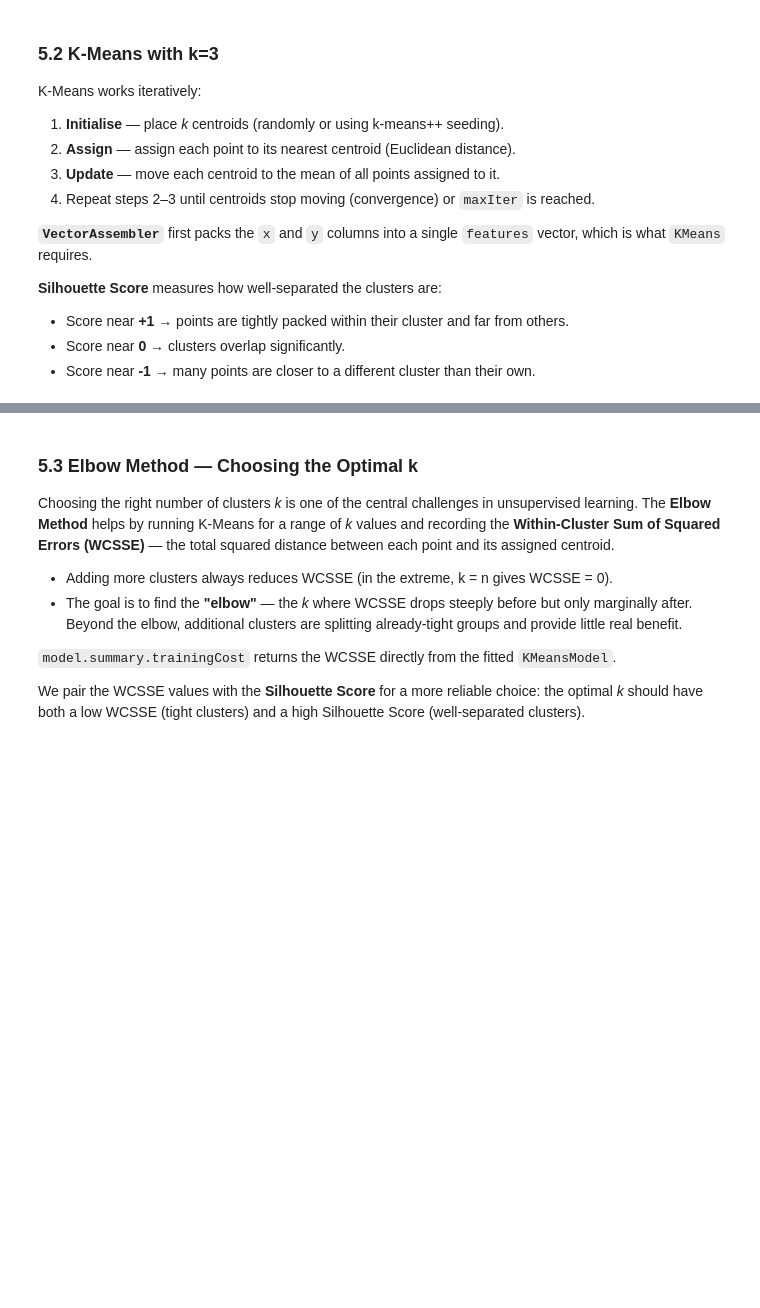
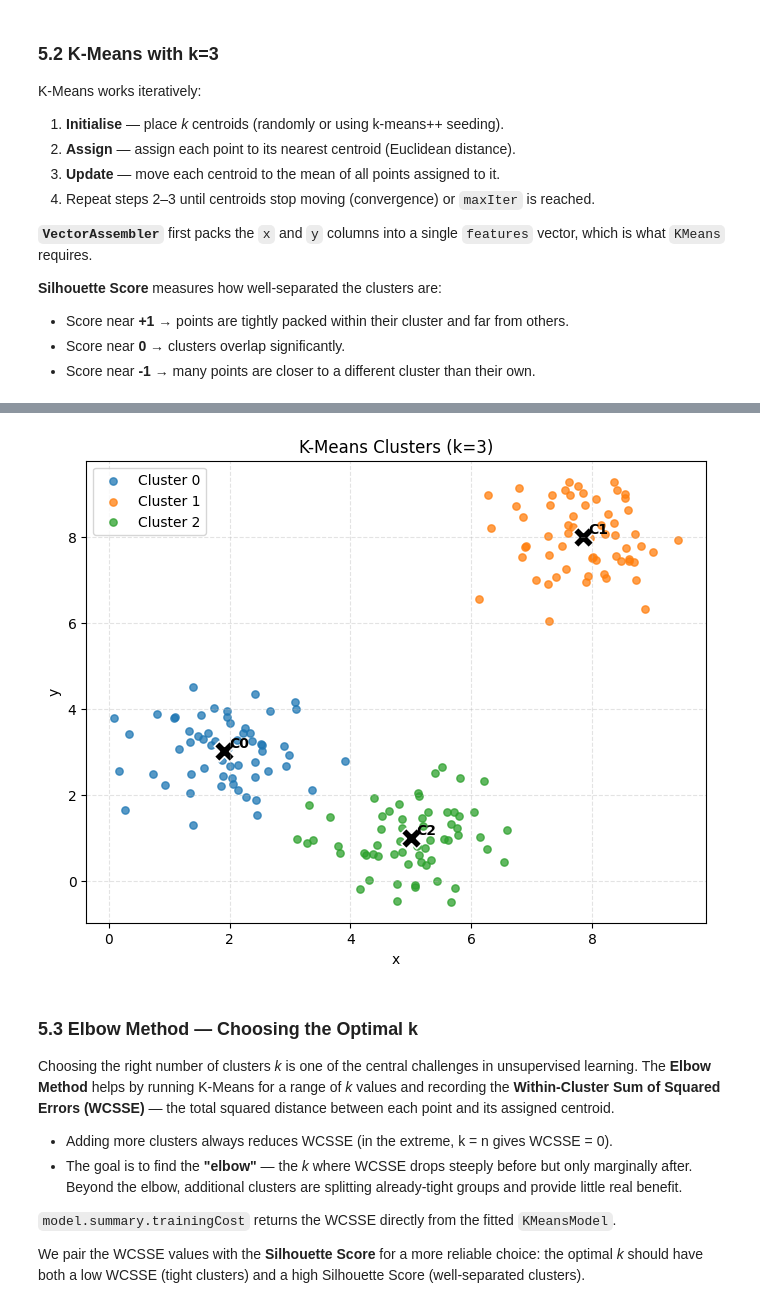
Before and after one commit to msfasha/307401-Big-Data, a Jupyter notebook: 20252/Module 5 - Introduction to Apache Spark/4-Machine_Learning_with_MLlib.ipynb, the cells around one changed output, grey strips where cells are left out. Cells and saved outputs as stored; diff of their text form; code cells hidden in the pictures; blank space fills up the shorter version.

```diff
--- a/20252/Module 5 - Introduction to Apache Spark/4-Machine_Learning_with_MLlib.ipynb
+++ b/20252/Module 5 - Introduction to Apache Spark/4-Machine_Learning_with_MLlib.ipynb
@@ -960,3 +1054,33 @@ for actual in [0, 1]:
+# %%
+# Scatter plot of clustered points (colored by assigned cluster)
+import matplotlib.pyplot as plt
+
+# Convert Spark DataFrame to pandas for plotting
+plot_df = km_result.select("x", "y", "cluster").toPandas()
+
+# Get cluster centers from trained model
+centers = km_model.clusterCenters()
+
+plt.figure(figsize=(8, 6))
+
+# Plot each cluster with a different color
+for c in sorted(plot_df["cluster"].unique()):
+    subset = plot_df[plot_df["cluster"] == c]
+    plt.scatter(subset["x"], subset["y"], s=28, alpha=0.75, label=f"Cluster {c}")
+
+# Plot centroids as large black X markers
+for i, center in enumerate(centers):
+    plt.scatter(center[0], center[1], c="black", marker="X", s=220, edgecolors="white", linewidths=1.2)
+    plt.text(center[0] + 0.08, center[1] + 0.08, f"C{i}", fontsize=10, weight="bold")
+
+plt.title("K-Means Clusters (k=3)")
+plt.xlabel("x")
+plt.ylabel("y")
+plt.legend()
+plt.grid(True, linestyle="--", alpha=0.35)
+plt.show()
+# %% [output]
+[figure, added]
 # %% [markdown]
 ### 5.3 Elbow Method — Choosing the Optimal k
 
```
Also changed, not shown: parts of 14 cells of this notebook.
